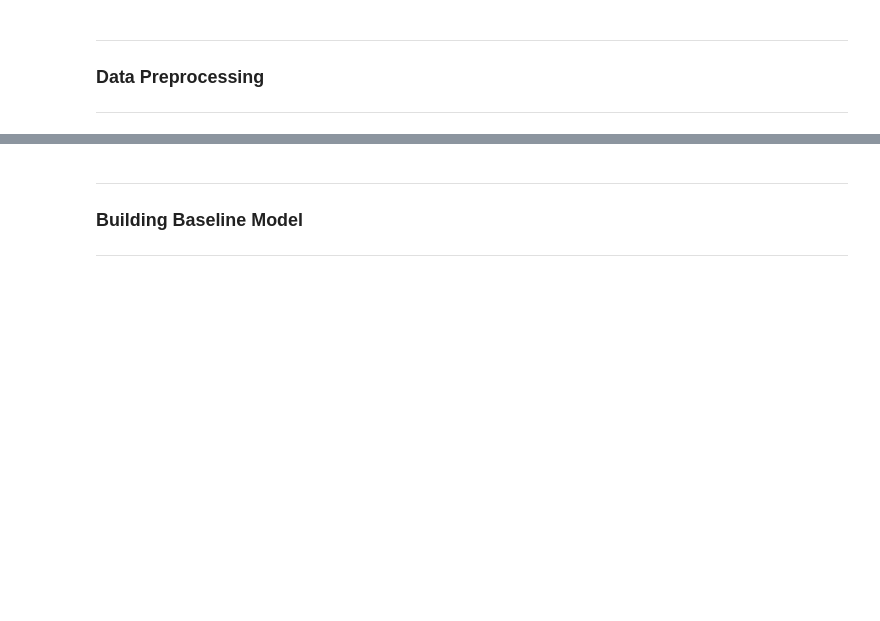
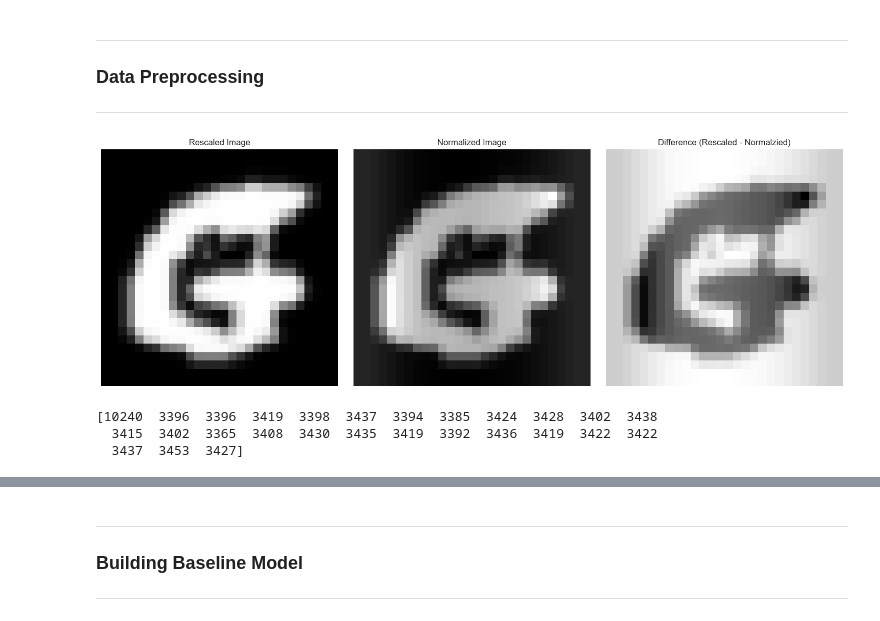
Before and after one commit to y0ngjie/DELECA2, a Jupyter notebook: GAN.ipynb, the cells around one changed output, grey strips where cells are left out. Drawn from its saved outputs; the diff is of its cells as text; code cells hidden in the pictures; blank space fills up the shorter version.

```diff
--- a/GAN.ipynb
+++ b/GAN.ipynb
@@ -38,9 +40,9 @@ df = pd.read_csv('emnist-letters-train.csv')
 # %%
 y1 = np.array(df.iloc[:,0].values)
-x1 = np.array(df.iloc[:,1:].values)
-x1 = np.array([np.rot90(np.flipud(sample.reshape(28, 28)), k=3) for sample in x1])
+X_train = np.array(df.iloc[:,1:].values)
+X_train = np.array([np.rot90(np.flipud(sample.reshape(28, 28)), k=3) for sample in X_train])
 print(y1.shape)
-print(x1.shape)
+print(X_train.shape)
 # %% [output]
 (99039,)
 (99039, 28, 28)
@@ -234,2 +214,25 @@ def augment_image(image):
+# %%
+rescale_layer = Rescaling((1./255), input_shape=(28, 28, 1))
+X_rescale = rescale_layer(X_train)
+
+normalization_layer = Normalization(input_shape=(28, 28, 1))
+normalization_layer.adapt(X_rescale)
+x_train_normalized = normalization_layer(X_rescale)
+# %%
+difference = cv2.subtract(X_rescale[0].numpy().squeeze(), x_train_normalized[0].numpy().squeeze())
+# %%
+fig, ax = plt.subplots(1, 3, figsize=(15, 5), tight_layout=True)
+ax[0].imshow(X_rescale[0], cmap='gray')
+ax[0].set_title("Rescaled Image")
+ax[0].axis('off')
+ax[1].imshow(x_train_normalized[0].numpy().squeeze(), cmap='gray')
+ax[1].set_title("Normalized Image")
+ax[1].axis('off')
+ax[2].imshow(difference, cmap='gray')
+ax[2].set_title("Difference (Rescaled - Normalzied)")
+ax[2].axis('off')
+plt.show()
+# %% [output]
+[figure, added]
 # %%
 datagen = ImageDataGenerator(
@@ -243,2 +243,25 @@ datagen = ImageDataGenerator(
     fill_mode="nearest",
 )
+# %%
+target = 3453
+augmented_images = []
+augmented_labels = []
+labels, counts = np.unique(y1, return_counts=True)
+print(counts)
+for i in list(range(27)):
+    if counts[i] < target:
+        class_idx = np.where(y1 == i)[0]
+        class_images = tf.gather(X_train, tf.convert_to_tensor(class_idx)) # Get the images
+        difference = target - counts[i]
+        for j in range(difference):
+            random_index = np.random.randint(0, len(class_idx))
+            if len(augmented_labels) == 0:
+                random_class_idx= class_idx[random_index]
+            image_np = class_images[random_index].numpy().reshape((1, 28, 28, 1))
+            aug_image = datagen.flow(image_np, batch_size=1)
+            augmented_images.append(next(aug_image)[0].astype('uint8'))
+            augmented_labels.append(i)
+# %% [output]
+[10240  3396  3396  3419  3398  3437  3394  3385  3424  3428  3402  3438
+  3415  3402  3365  3408  3430  3435  3419  3392  3436  3419  3422  3422
+  3437  3453  3427]
```
Also changed, not shown: parts of 16 cells of this notebook.
